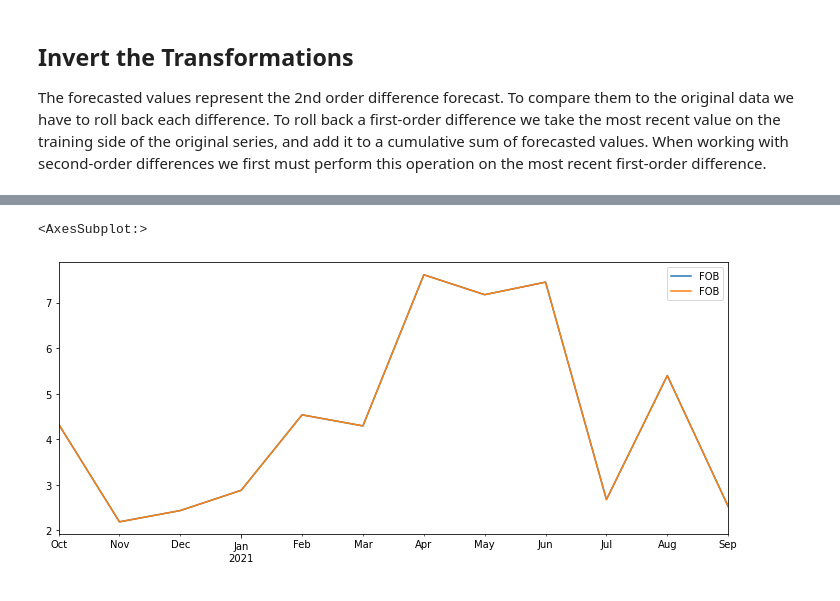
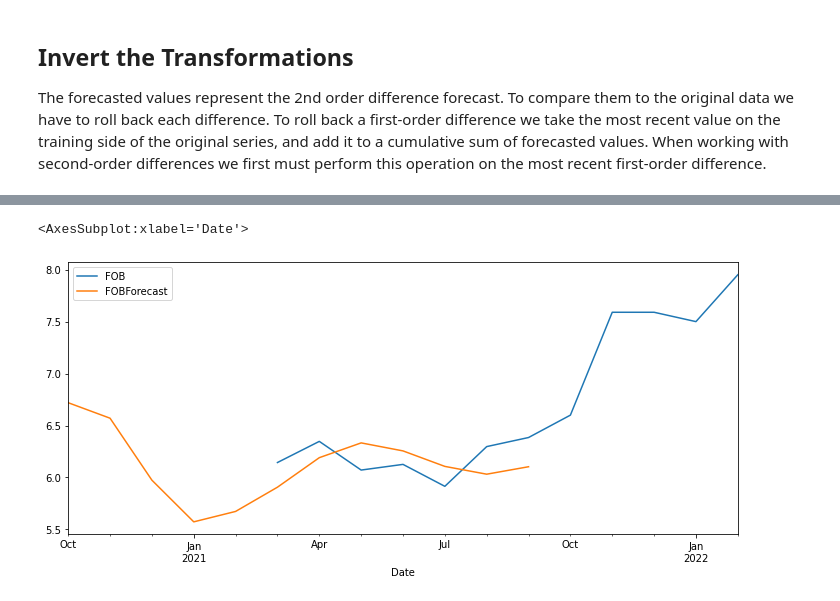
Before and after one commit to crisGriebler/VectorAutoRegression, a Jupyter notebook: var.ipynb, the cells around one changed output, grey strips where cells are left out. Drawn from its saved outputs; the diff is of its cells as text; code cells hidden in the pictures.

```diff
--- a/var.ipynb
+++ b/var.ipynb
@@ -437,0 +410,3 @@ lagged_Values = train.values[-8:]
+# %%
+lag_order = results.k_ar
+lag_order
@@ -437,0 +415,3 @@ lagged_Values = train.values[-8:]
+# %%
+z = results.forecast(y=train.values[-lag_order:],steps = 12)
+z
@@ -438,5 +436,3 @@ lagged_Values = train.values[-8:]
 # %%
-pred = result.forecast(y=lagged_Values, steps=12)
-
-idx = pd.date_range('2020-10-01', periods=12, freq='MS')
-df_forecast=pd.DataFrame(data=pred, index=idx, columns=['FOB', 'CIF', 'Brent', 'Barril', 'tonelada', 'Dolar'])
+idx = pd.date_range(start='10/1/2020',periods=12,freq='MS')
+df_forecast2 = pd.DataFrame(z,index=idx,columns=['FOB', 'CIF', 'Brent', 'Barril', 'tonelada', 'Dolar'])
@@ -458,0 +448,3 @@ df_forecast
+# %%
+df_forecast2['FOBForecast'] = df['FOB'].iloc[-nobs-1] + df_forecast2['FOB'].cumsum()
+df_forecast2
@@ -459,8 +472,6 @@ df_forecast
 # %%
-test_original = df_forecast
-test_original.index = pd.to_datetime(test_original.index)
-test_original['FOB'].plot(figsize=(12,5),legend=True)
-df_forecast['FOB'].plot(legend=True)
+data1['FOB'][-nobs:].plot(figsize=(12,5),legend=True)
+df_forecast2['FOBForecast'].plot(legend=True)
 # %% [output]
-<AxesSubplot:>
+<AxesSubplot:xlabel='Date'>
-[figure, old version]
+[figure, new version]
```
Also changed, not shown: parts of 37 cells of this notebook.
